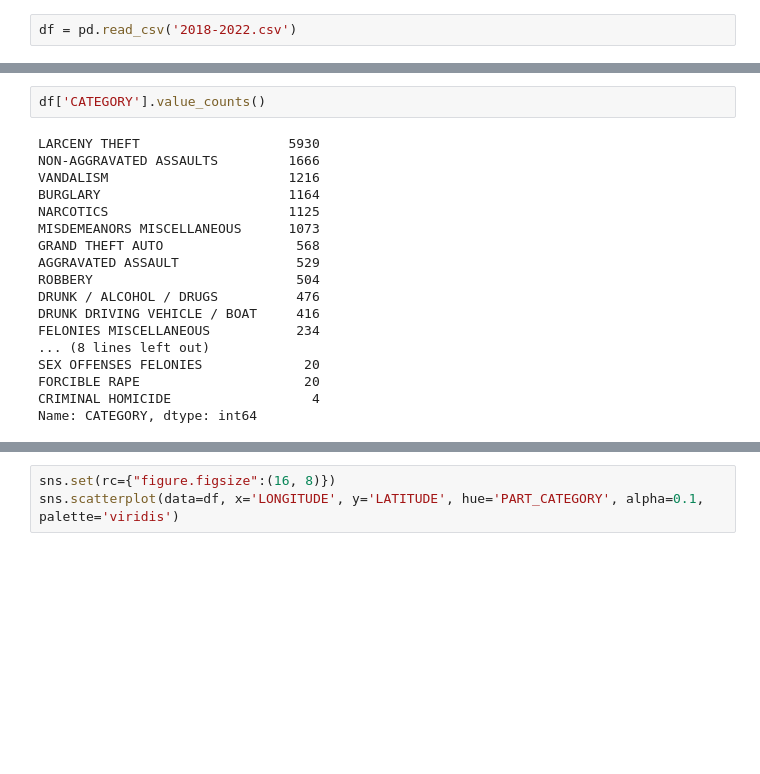
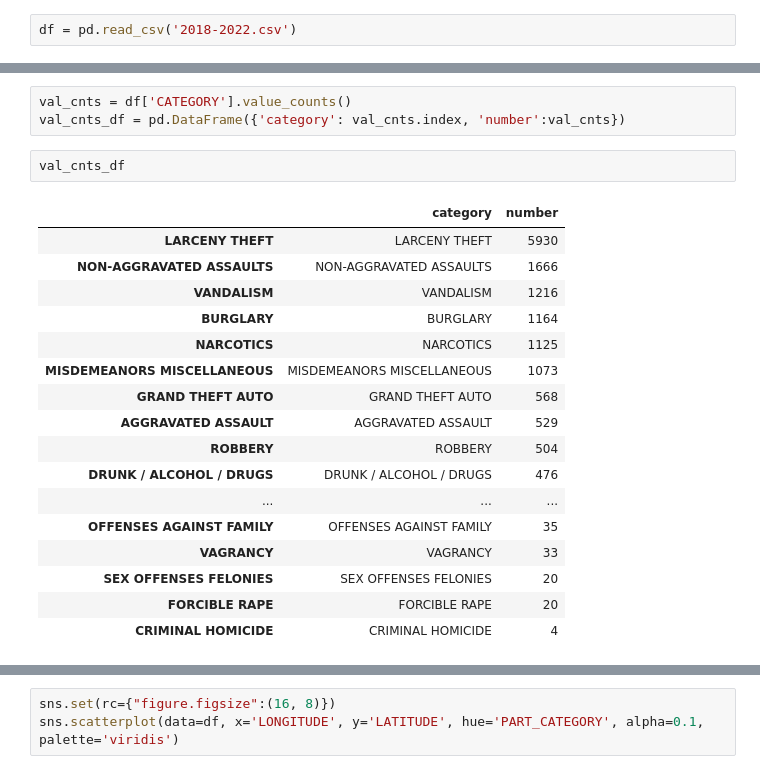
Before and after one commit to ksenlisan/TDI-Summer-2022-Capstone, a Jupyter notebook: Crime data cleaning.ipynb, the cells around one changed output, grey strips where cells are left out. Drawn from its saved outputs; the diff is of its cells as text; blank space fills up the shorter version.

```diff
--- a/Crime data cleaning.ipynb
+++ b/Crime data cleaning.ipynb
@@ -175,20 +199,23 @@ df.head(3)
 # %%
-df['CATEGORY'].value_counts()
+val_cnts = df['CATEGORY'].value_counts()
+val_cnts_df = pd.DataFrame({'category': val_cnts.index, 'number':val_cnts})
-# %% [output]
-LARCENY THEFT                   5930
-NON-AGGRAVATED ASSAULTS         1666
-VANDALISM                       1216
-BURGLARY                        1164
-NARCOTICS                       1125
-MISDEMEANORS MISCELLANEOUS      1073
-GRAND THEFT AUTO                 568
-AGGRAVATED ASSAULT               529
-ROBBERY                          504
-DRUNK / ALCOHOL / DRUGS          476
-DRUNK DRIVING VEHICLE / BOAT     416
-FELONIES MISCELLANEOUS           234
-... (8 lines left out)
-SEX OFFENSES FELONIES             20
-FORCIBLE RAPE                     20
-CRIMINAL HOMICIDE                  4
-Name: CATEGORY, dtype: int64
+# %%
+val_cnts_df
+# %% [output]
+|  | category | number |
+| LARCENY THEFT | LARCENY THEFT | 5930 |
+| NON-AGGRAVATED ASSAULTS | NON-AGGRAVATED ASSAULTS | 1666 |
+| VANDALISM | VANDALISM | 1216 |
+| BURGLARY | BURGLARY | 1164 |
+| NARCOTICS | NARCOTICS | 1125 |
+| MISDEMEANORS MISCELLANEOUS | MISDEMEANORS MISCELLANEOUS | 1073 |
+| GRAND THEFT AUTO | GRAND THEFT AUTO | 568 |
+| AGGRAVATED ASSAULT | AGGRAVATED ASSAULT | 529 |
+| ROBBERY | ROBBERY | 504 |
+| DRUNK / ALCOHOL / DRUGS | DRUNK / ALCOHOL / DRUGS | 476 |
+| ... | ... | ... |
+| OFFENSES AGAINST FAMILY | OFFENSES AGAINST FAMILY | 35 |
+| VAGRANCY | VAGRANCY | 33 |
+| SEX OFFENSES FELONIES | SEX OFFENSES FELONIES | 20 |
+| FORCIBLE RAPE | FORCIBLE RAPE | 20 |
+| CRIMINAL HOMICIDE | CRIMINAL HOMICIDE | 4 |
```
Also changed, not shown: parts of 5 cells of this notebook.
